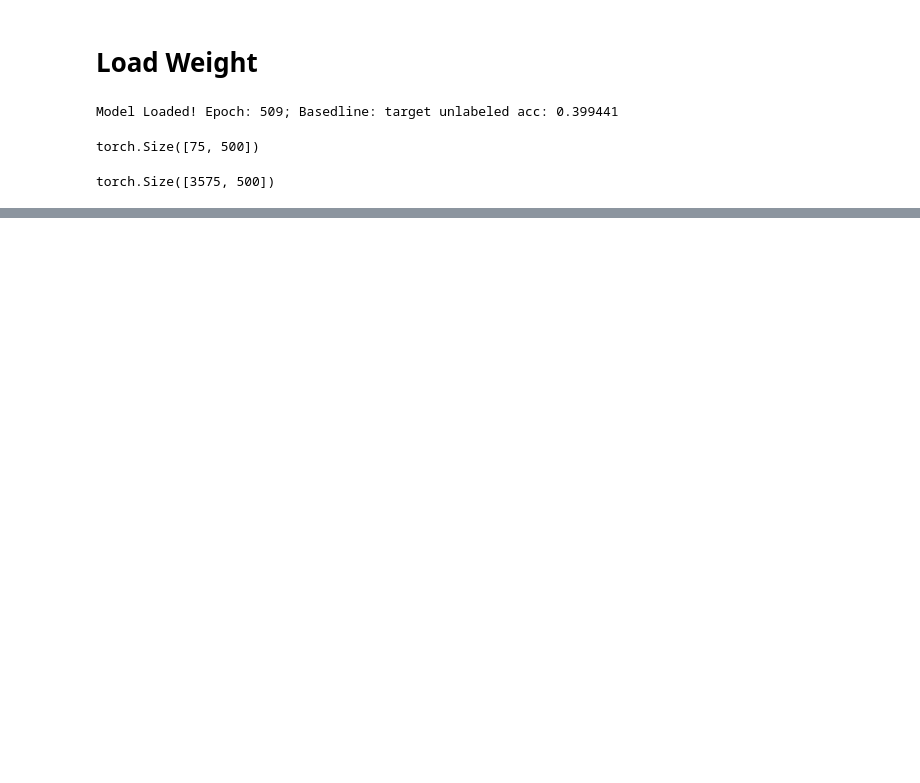
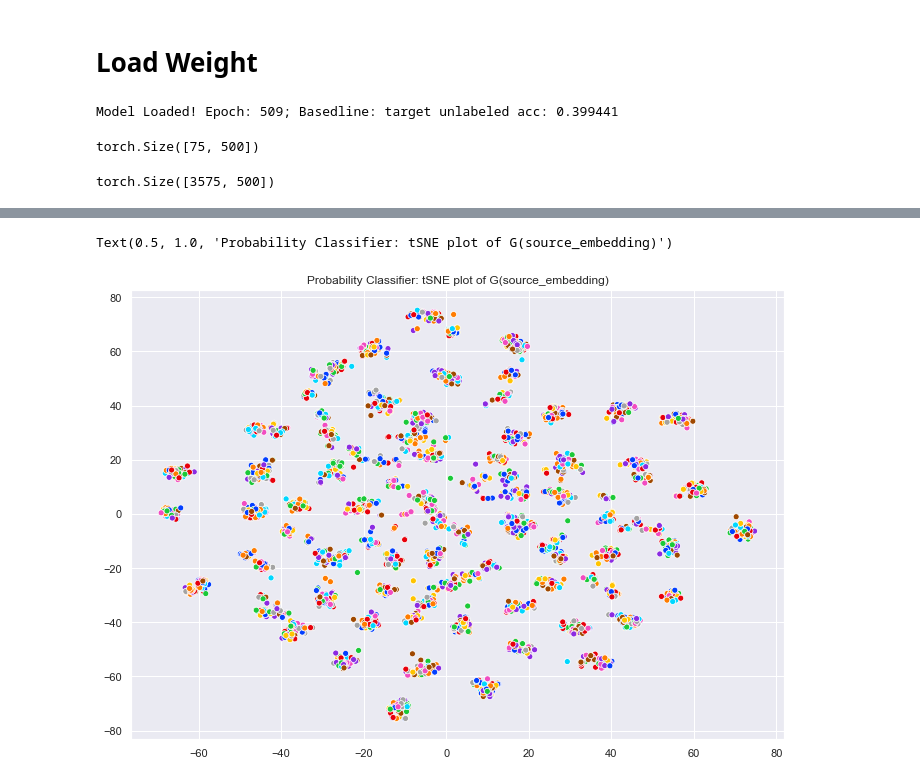
Before and after one commit to stevenliu000/time-series-domain-adaptation, a Jupyter notebook: visualization/visual_stepb_linear.ipynb, the cells around one changed output, grey strips where cells are left out. Drawn from its saved outputs; the diff is of its cells as text; code cells hidden in the pictures; blank space fills up the shorter version.

```diff
--- a/visualization/visual_stepb_linear.ipynb
+++ b/visualization/visual_stepb_linear.ipynb
@@ -356,0 +581,8 @@ Epochs 2: source acc: 0.020042; target labled acc: 0.015587; target unlabeled ac
+# %%
+torch.manual_seed(123)
+source_data_x_index = torch.randperm(source_data_x.shape[0])[:target_unlabel_x.shape[0]]
+# %%
+source_data_x_p = source_data_x[source_data_x_index]
+# %%
+source_data_y_p = source_data_y[source_data_x_index]
+source_data_y_p
@@ -356,0 +597,2 @@ Epochs 2: source acc: 0.020042; target labled acc: 0.015587; target unlabeled ac
+# %%
+s_binary_target_unlabel_x_embedding_all = encoder_inference(encoder, encoder_MLP, torch.tensor(source_data_x_p))
@@ -356,0 +602,14 @@ Epochs 2: source acc: 0.020042; target labled acc: 0.015587; target unlabeled ac
+# %%
+# plot
+# linear unlabeled
+sns.set(rc={'figure.figsize':(11.7,8.27)})
+palette = sns.color_palette("bright", 65)
+
+source_data_x_index = torch.randperm(source_data_x.shape[0])[:target_unlabel_x.shape[0]]
+source_data_x_p = source_data_x[source_data_x_index]
+g = sns.scatterplot(s_binary_target_unlabel_x_embedding_all[:,0], s_binary_target_unlabel_x_embedding_all[:,1], hue=source_data_y_p, legend=False, palette=palette)
+
+plt.title('Probability Classifier: tSNE plot of G(source_embedding)')
+# %% [output]
+Text(0.5, 1.0, 'Probability Classifier: tSNE plot of G(source_embedding)')
+[figure, added]
```
Also changed, not shown: parts of 41 cells of this notebook, 9 other files.
